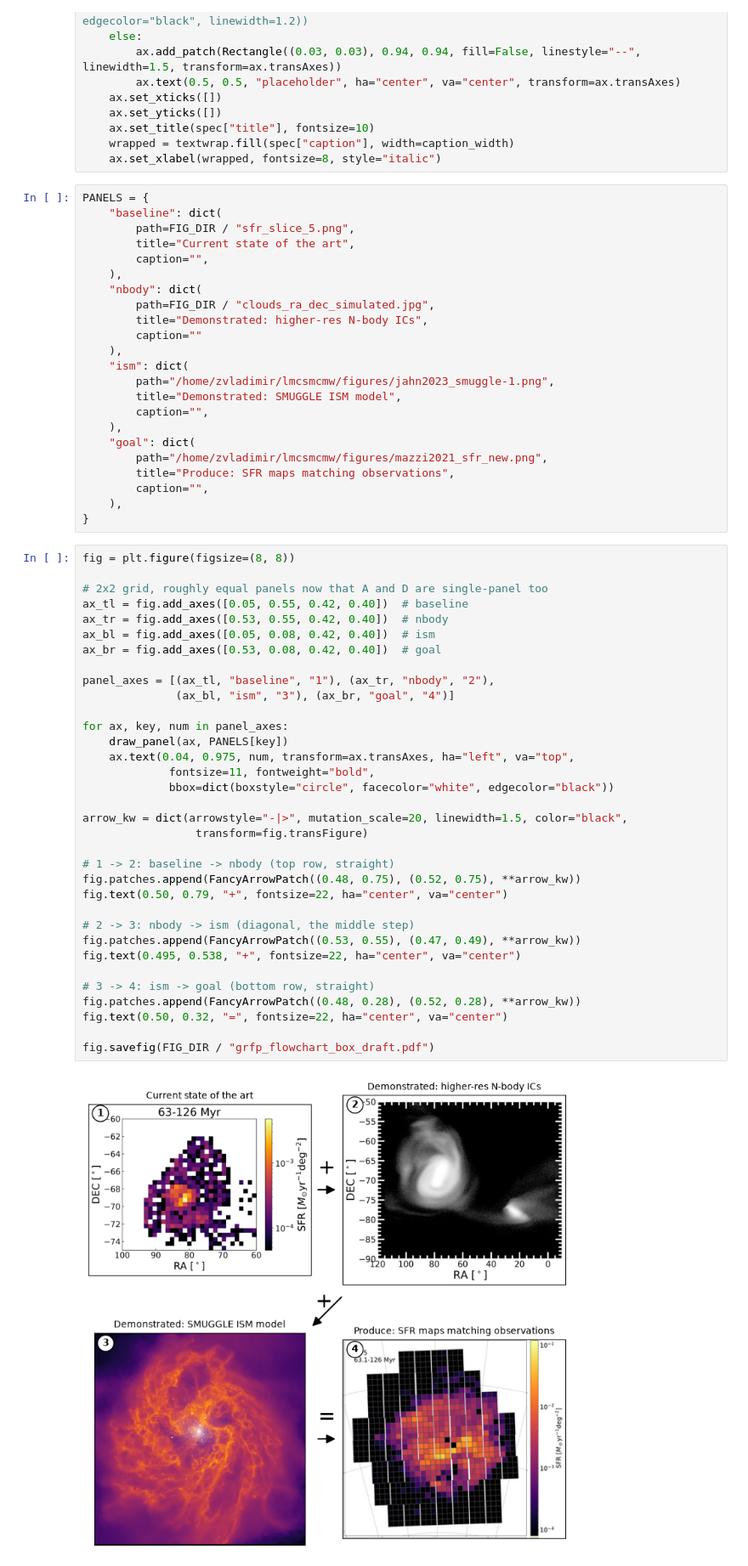
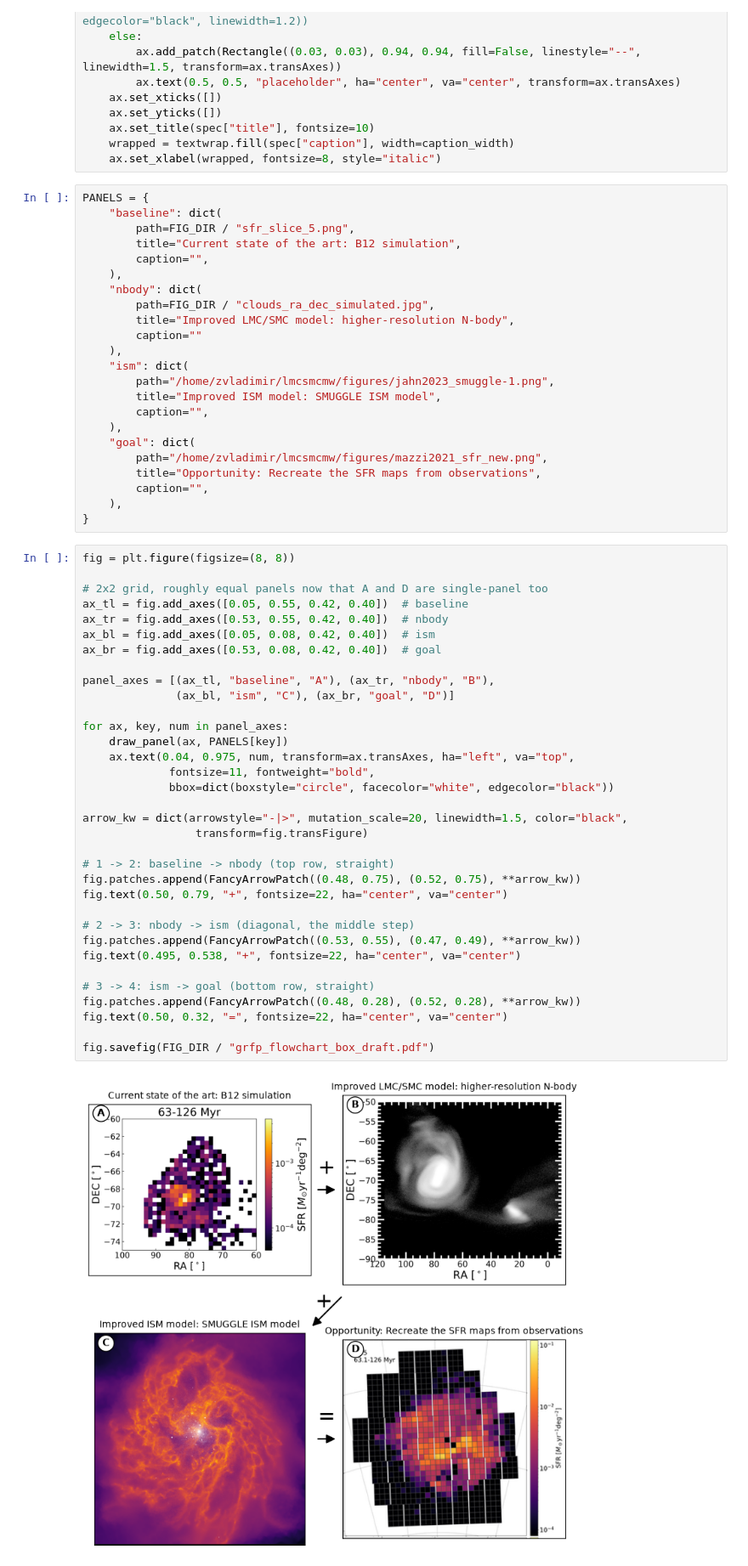
Before and after one commit to ZevVladimir/lmcsmcmw, a Jupyter notebook: notebooks/GRFP_flowchart_creator.ipynb, the cells around one changed output. Shown at 85% size. Saved outputs shown, nothing was run; the diff lists cells and outputs as text.

```diff
--- a/notebooks/GRFP_flowchart_creator.ipynb
+++ b/notebooks/GRFP_flowchart_creator.ipynb
@@ -32,22 +32,22 @@ def draw_panel(ax, spec, caption_width=60):
 PANELS = {
     "baseline": dict(
         path=FIG_DIR / "sfr_slice_5.png",
-        title="Current state of the art",
+        title="Current state of the art: B12 simulation",
         caption="",
     ),
     "nbody": dict(
         path=FIG_DIR / "clouds_ra_dec_simulated.jpg",
-        title="Demonstrated: higher-res N-body ICs",
+        title="Improved LMC/SMC model: higher-resolution N-body",
         caption=""
     ),
     "ism": dict(
         path="/home/zvladimir/lmcsmcmw/figures/jahn2023_smuggle-1.png",
-        title="Demonstrated: SMUGGLE ISM model",
+        title="Improved ISM model: SMUGGLE ISM model",
         caption="",
     ),
     "goal": dict(
         path="/home/zvladimir/lmcsmcmw/figures/mazzi2021_sfr_new.png",
-        title="Produce: SFR maps matching observations",
+        title="Opportunity: Recreate the SFR maps from observations",
         caption="",
     ),
 }
@@ -57,36 +57,36 @@ fig = plt.figure(figsize=(8, 8))
 # 2x2 grid, roughly equal panels now that A and D are single-panel too
 ax_tl = fig.add_axes([0.05, 0.55, 0.42, 0.40])  # baseline
 ax_tr = fig.add_axes([0.53, 0.55, 0.42, 0.40])  # nbody
 ax_bl = fig.add_axes([0.05, 0.08, 0.42, 0.40])  # ism
 ax_br = fig.add_axes([0.53, 0.08, 0.42, 0.40])  # goal
 
-panel_axes = [(ax_tl, "baseline", "1"), (ax_tr, "nbody", "2"),
-              (ax_bl, "ism", "3"), (ax_br, "goal", "4")]
+panel_axes = [(ax_tl, "baseline", "A"), (ax_tr, "nbody", "B"),
+              (ax_bl, "ism", "C"), (ax_br, "goal", "D")]
 
 for ax, key, num in panel_axes:
     draw_panel(ax, PANELS[key])
     ax.text(0.04, 0.975, num, transform=ax.transAxes, ha="left", va="top",
              fontsize=11, fontweight="bold",
              bbox=dict(boxstyle="circle", facecolor="white", edgecolor="black"))
 
 arrow_kw = dict(arrowstyle="-|>", mutation_scale=20, linewidth=1.5, color="black",
                  transform=fig.transFigure)
 
 # 1 -> 2: baseline -> nbody (top row, straight)
 fig.patches.append(FancyArrowPatch((0.48, 0.75), (0.52, 0.75), **arrow_kw))
 fig.text(0.50, 0.79, "+", fontsize=22, ha="center", va="center")
 
 # 2 -> 3: nbody -> ism (diagonal, the middle step)
 fig.patches.append(FancyArrowPatch((0.53, 0.55), (0.47, 0.49), **arrow_kw))
 fig.text(0.495, 0.538, "+", fontsize=22, ha="center", va="center")
 
 # 3 -> 4: ism -> goal (bottom row, straight)
 fig.patches.append(FancyArrowPatch((0.48, 0.28), (0.52, 0.28), **arrow_kw))
 fig.text(0.50, 0.32, "=", fontsize=22, ha="center", va="center")
 
 fig.savefig(FIG_DIR / "grfp_flowchart_box_draft.pdf")
 # %% [output]
-[figure, old version]
+[figure, new version]
 # %%
 fig = plt.figure(figsize=(7, 9))
 
```
Also changed, not shown: parts of 1 cell of this notebook.
